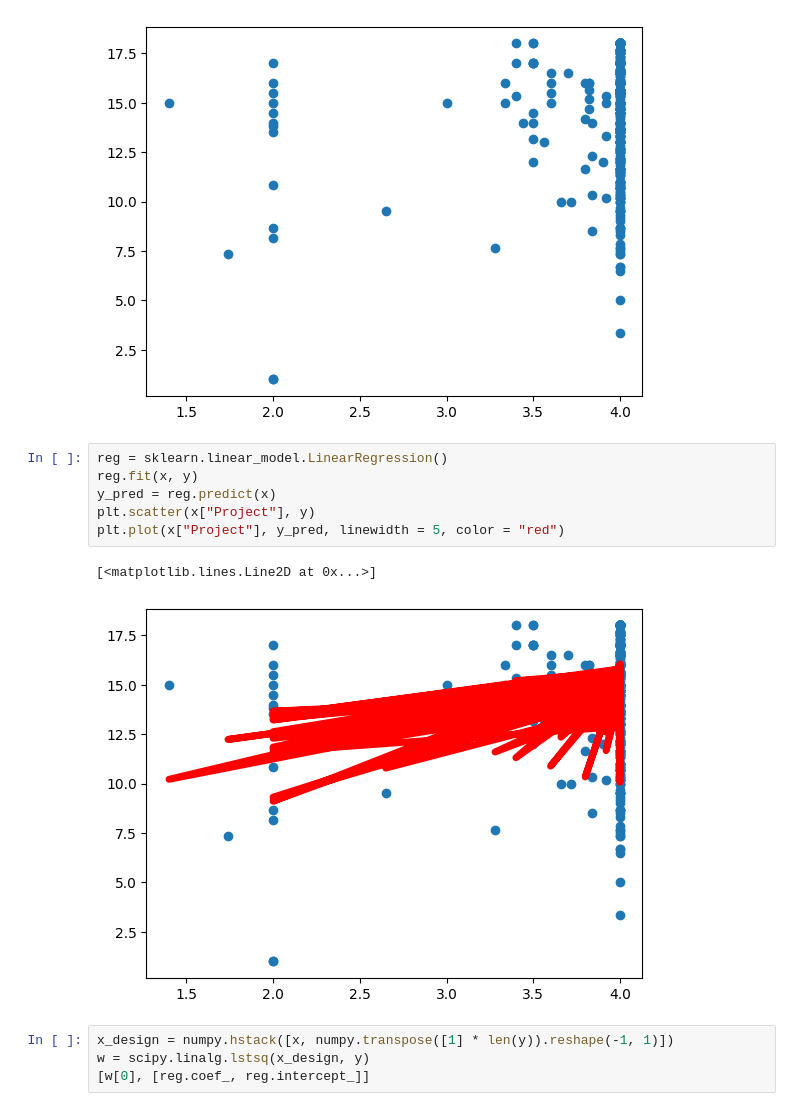
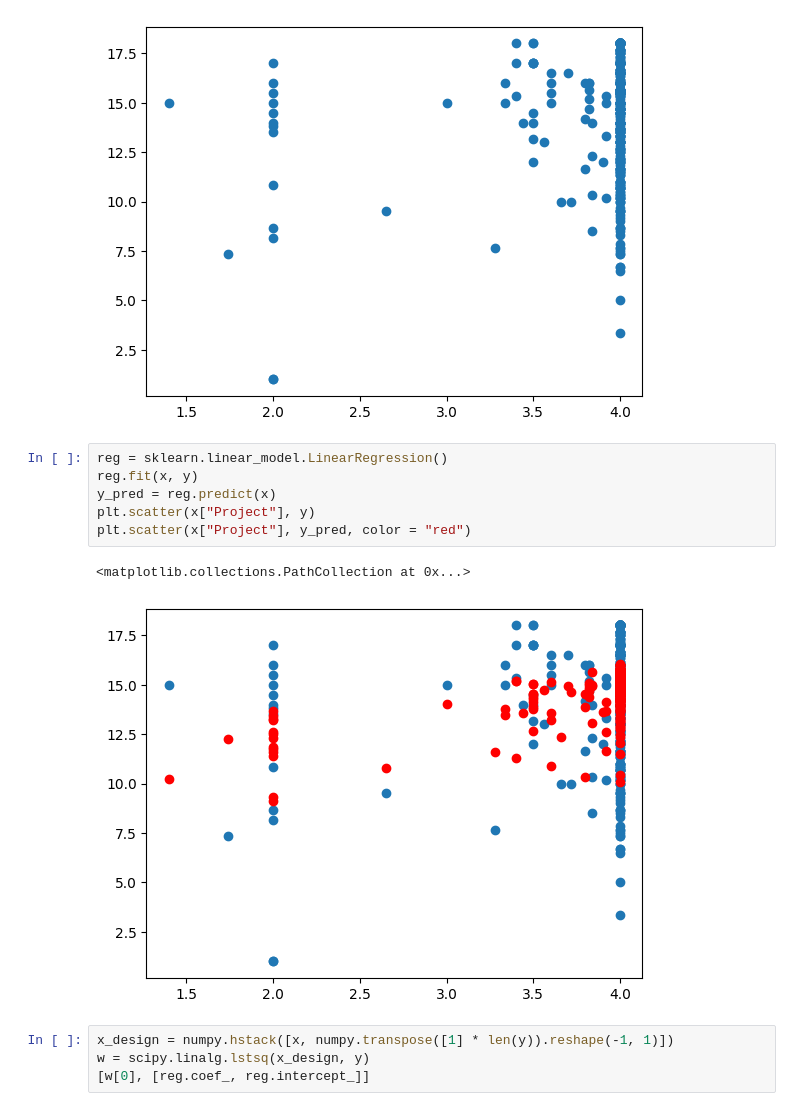
Before and after one commit to YoungWu559/CS320S26, a Jupyter notebook: W9/regression.ipynb, the cells around one changed output. Saved outputs shown, nothing was run; the diff lists cells and outputs as text.

```diff
--- a/W9/regression.ipynb
+++ b/W9/regression.ipynb
@@ -47,12 +57,12 @@ plt.scatter(x["Project"], y)
 # %%
 reg = sklearn.linear_model.LinearRegression()
 reg.fit(x, y)
 y_pred = reg.predict(x)
 plt.scatter(x["Project"], y)
-plt.plot(x["Project"], y_pred, linewidth = 5, color = "red")
+plt.scatter(x["Project"], y_pred, color = "red")
 # %% [output]
-[<matplotlib.lines.Line2D at 0x...>]
+<matplotlib.collections.PathCollection at 0x...>
-[figure, old version]
+[figure, new version]
 # %%
 x_design = numpy.hstack([x, numpy.transpose([1] * len(y)).reshape(-1, 1)])
 w = scipy.linalg.lstsq(x_design, y)
```
Also changed, not shown: parts of 2 cells of this notebook, 6 other files.
